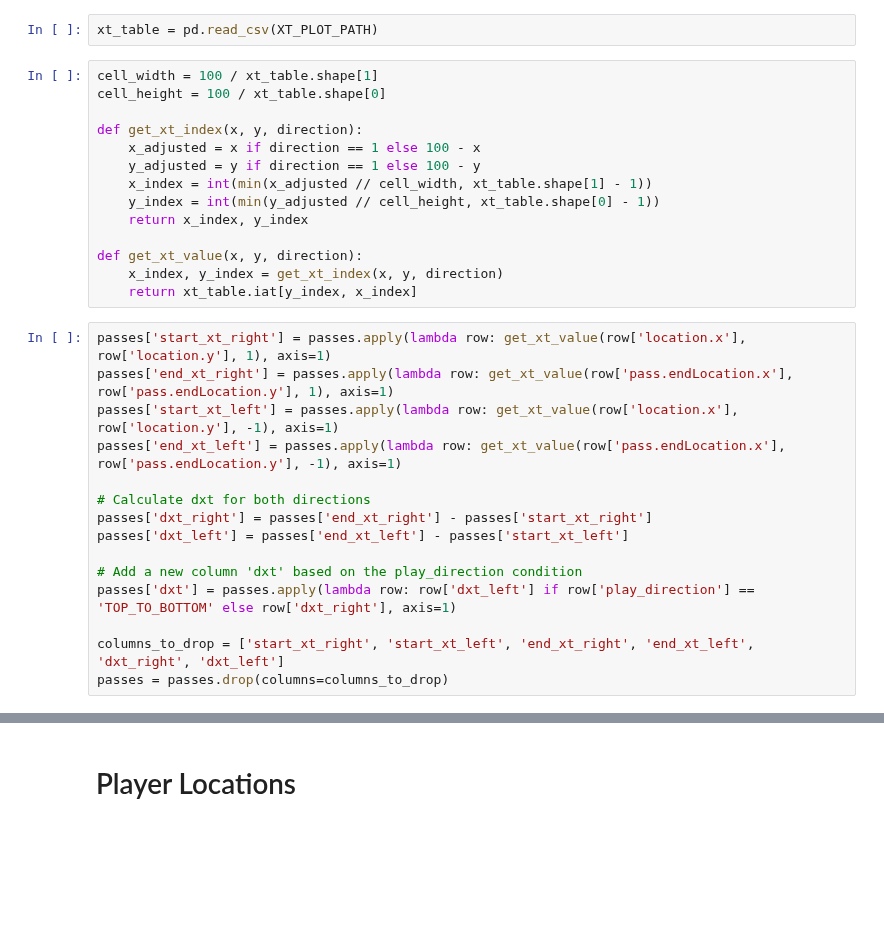
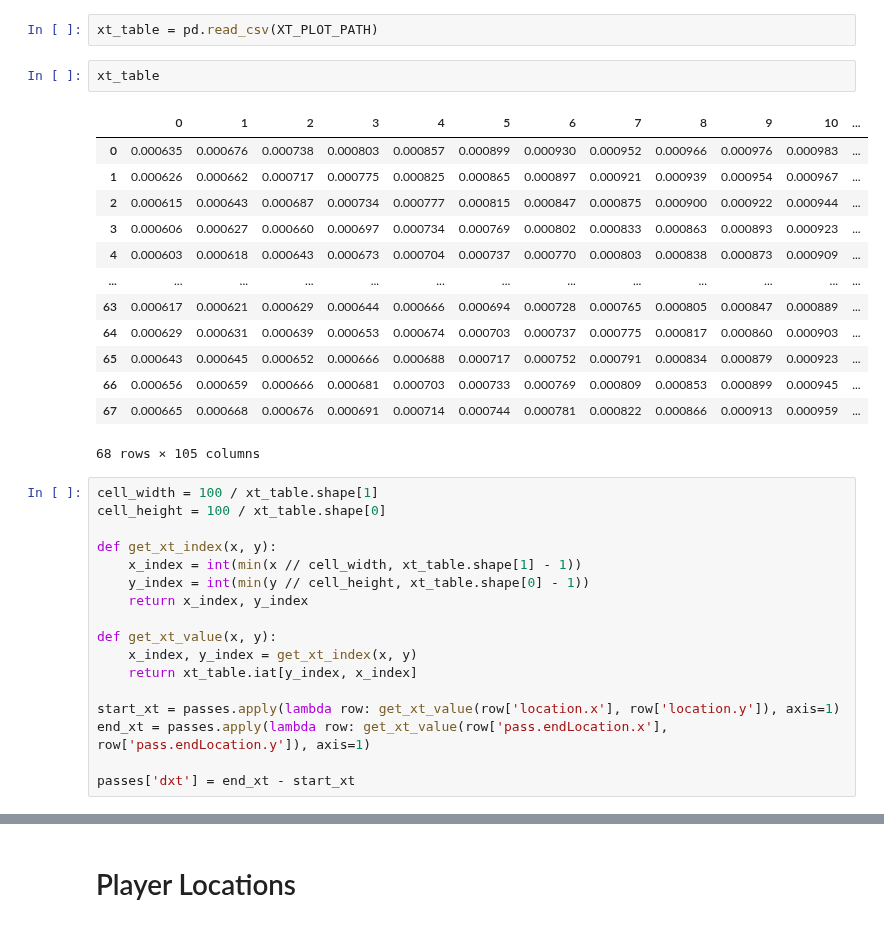
Before and after one commit to ariskoutris/defensive-passing-networks, a Jupyter notebook: src/notebooks/pass_tables.ipynb, the cells around one changed output, grey strips where cells are left out. Drawn from its saved outputs; the diff is of its cells as text; blank space fills up the shorter version.

```diff
--- a/src/notebooks/pass_tables.ipynb
+++ b/src/notebooks/pass_tables.ipynb
@@ -182,35 +182,39 @@ passes['play_direction'] = passes.apply(get_play_direction, axis=1)
 # Compute ΔxT
 # %%
 xt_table = pd.read_csv(XT_PLOT_PATH)
+# %%
+xt_table
+# %% [output]
+|  | 0 | 1 | 2 | 3 | 4 | 5 | 6 | 7 | 8 | 9 | 10 | ... |
+| 0 | 0.000635 | 0.000676 | 0.000738 | 0.000803 | 0.000857 | 0.000899 | 0.000930 | 0.000952 | 0.000966 | 0.000976 | 0.000983 | ... |
+| 1 | 0.000626 | 0.000662 | 0.000717 | 0.000775 | 0.000825 | 0.000865 | 0.000897 | 0.000921 | 0.000939 | 0.000954 | 0.000967 | ... |
+| 2 | 0.000615 | 0.000643 | 0.000687 | 0.000734 | 0.000777 | 0.000815 | 0.000847 | 0.000875 | 0.000900 | 0.000922 | 0.000944 | ... |
+| 3 | 0.000606 | 0.000627 | 0.000660 | 0.000697 | 0.000734 | 0.000769 | 0.000802 | 0.000833 | 0.000863 | 0.000893 | 0.000923 | ... |
+| 4 | 0.000603 | 0.000618 | 0.000643 | 0.000673 | 0.000704 | 0.000737 | 0.000770 | 0.000803 | 0.000838 | 0.000873 | 0.000909 | ... |
+| ... | ... | ... | ... | ... | ... | ... | ... | ... | ... | ... | ... | ... |
+| 63 | 0.000617 | 0.000621 | 0.000629 | 0.000644 | 0.000666 | 0.000694 | 0.000728 | 0.000765 | 0.000805 | 0.000847 | 0.000889 | ... |
+| 64 | 0.000629 | 0.000631 | 0.000639 | 0.000653 | 0.000674 | 0.000703 | 0.000737 | 0.000775 | 0.000817 | 0.000860 | 0.000903 | ... |
+| 65 | 0.000643 | 0.000645 | 0.000652 | 0.000666 | 0.000688 | 0.000717 | 0.000752 | 0.000791 | 0.000834 | 0.000879 | 0.000923 | ... |
+| 66 | 0.000656 | 0.000659 | 0.000666 | 0.000681 | 0.000703 | 0.000733 | 0.000769 | 0.000809 | 0.000853 | 0.000899 | 0.000945 | ... |
+| 67 | 0.000665 | 0.000668 | 0.000676 | 0.000691 | 0.000714 | 0.000744 | 0.000781 | 0.000822 | 0.000866 | 0.000913 | 0.000959 | ... |
+68 rows × 105 columns
 # %%
 cell_width = 100 / xt_table.shape[1]
 cell_height = 100 / xt_table.shape[0]
 
-def get_xt_index(x, y, direction):
-    x_adjusted = x if direction == 1 else 100 - x
-    y_adjusted = y if direction == 1 else 100 - y
-    x_index = int(min(x_adjusted // cell_width, xt_table.shape[1] - 1))
-    y_index = int(min(y_adjusted // cell_height, xt_table.shape[0] - 1))
+def get_xt_index(x, y):
+    x_index = int(min(x // cell_width, xt_table.shape[1] - 1))
+    y_index = int(min(y // cell_height, xt_table.shape[0] - 1))
     return x_index, y_index
 
-def get_xt_value(x, y, direction):
-    x_index, y_index = get_xt_index(x, y, direction)
+def get_xt_value(x, y):
+    x_index, y_index = get_xt_index(x, y)
     return xt_table.iat[y_index, x_index]
+
+start_xt = passes.apply(lambda row: get_xt_value(row['location.x'], row['location.y']), axis=1)
+end_xt = passes.apply(lambda row: get_xt_value(row['pass.endLocation.x'], row['pass.endLocation.y']), axis=1)
+
+passes['dxt'] = end_xt - start_xt
-# %%
-passes['start_xt_right'] = passes.apply(lambda row: get_xt_value(row['location.x'], row['location.y'], 1), axis=1)
-passes['end_xt_right'] = passes.apply(lambda row: get_xt_value(row['pass.endLocation.x'], row['pass.endLocation.y'], 1), axis=1)
-passes['start_xt_left'] = passes.apply(lambda row: get_xt_value(row['location.x'], row['location.y'], -1), axis=1)
-passes['end_xt_left'] = passes.apply(lambda row: get_xt_value(row['pass.endLocation.x'], row['pass.endLocation.y'], -1), axis=1)
-
-# Calculate dxt for both directions
-passes['dxt_right'] = passes['end_xt_right'] - passes['start_xt_right']
-passes['dxt_left'] = passes['end_xt_left'] - passes['start_xt_left']
-
-# Add a new column 'dxt' based on the play_direction condition
-passes['dxt'] = passes.apply(lambda row: row['dxt_left'] if row['play_direction'] == 'TOP_TO_BOTTOM' else row['dxt_right'], axis=1)
-
-columns_to_drop = ['start_xt_right', 'start_xt_left', 'end_xt_right', 'end_xt_left', 'dxt_right', 'dxt_left']
-passes = passes.drop(columns=columns_to_drop)
 # %%
 passes.sample(5)
 # %% [output]
```
Also changed, not shown: parts of 5 cells of this notebook, 13 other files.
